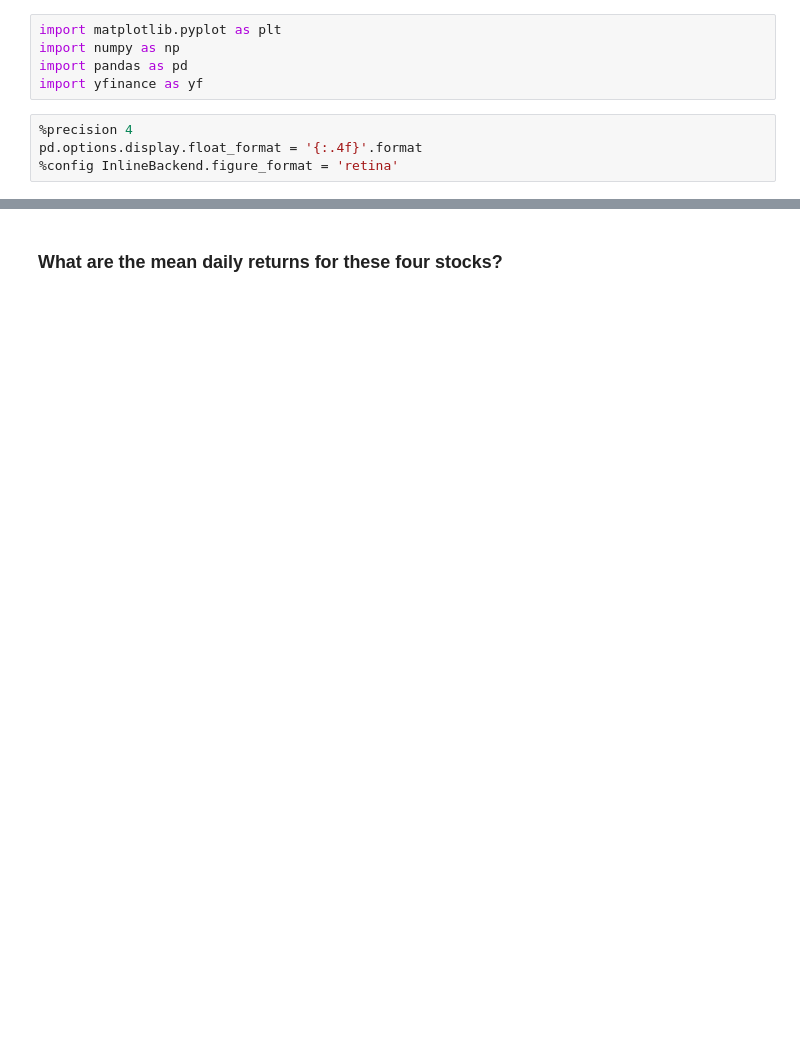
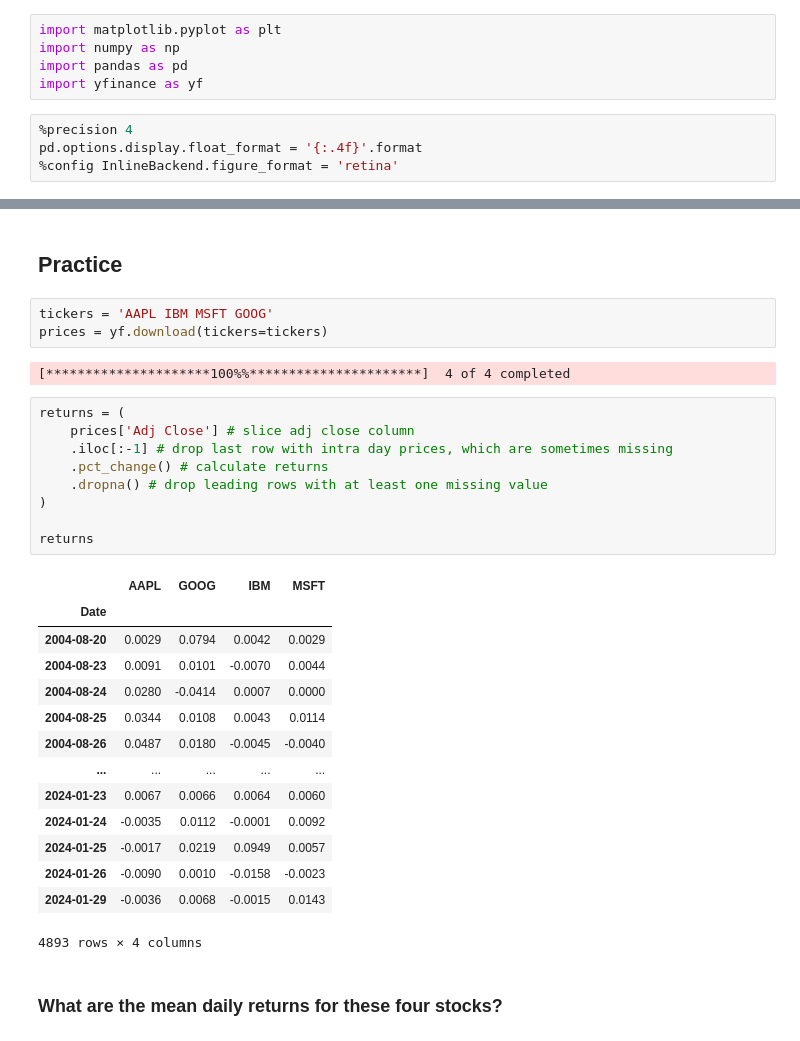
Before and after one commit to richard-herron/fina-6333-2024-spring, a Jupyter notebook: Notebooks/mckinney_05_practice_03.ipynb, the cells around one changed output, grey strips where cells are left out. Cells and saved outputs as stored; diff of their text form; blank space fills up the shorter version.

```diff
--- a/Notebooks/mckinney_05_practice_03.ipynb
+++ b/Notebooks/mckinney_05_practice_03.ipynb
@@ -37,2 +101,33 @@ returns
+# %% [markdown]
+## Practice
+# %%
+tickers = 'AAPL IBM MSFT GOOG'
+prices = yf.download(tickers=tickers)
+# %% [output]
+[*********************100%%**********************]  4 of 4 completed
+# %%
+returns = (
+    prices['Adj Close'] # slice adj close column
+    .iloc[:-1] # drop last row with intra day prices, which are sometimes missing
+    .pct_change() # calculate returns
+    .dropna() # drop leading rows with at least one missing value
+)
+
+returns
+# %% [output]
+|  | AAPL | GOOG | IBM | MSFT |
+| Date |  |  |  |  |
+| 2004-08-20 | 0.0029 | 0.0794 | 0.0042 | 0.0029 |
+| 2004-08-23 | 0.0091 | 0.0101 | -0.0070 | 0.0044 |
+| 2004-08-24 | 0.0280 | -0.0414 | 0.0007 | 0.0000 |
+| 2004-08-25 | 0.0344 | 0.0108 | 0.0043 | 0.0114 |
+| 2004-08-26 | 0.0487 | 0.0180 | -0.0045 | -0.0040 |
+| ... | ... | ... | ... | ... |
+| 2024-01-23 | 0.0067 | 0.0066 | 0.0064 | 0.0060 |
+| 2024-01-24 | -0.0035 | 0.0112 | -0.0001 | 0.0092 |
+| 2024-01-25 | -0.0017 | 0.0219 | 0.0949 | 0.0057 |
+| 2024-01-26 | -0.0090 | 0.0010 | -0.0158 | -0.0023 |
+| 2024-01-29 | -0.0036 | 0.0068 | -0.0015 | 0.0143 |
+4893 rows × 4 columns
 # %% [markdown]
 ### What are the mean daily returns for these four stocks?
```
Also changed, not shown: parts of 25 cells of this notebook, 9 other files.
